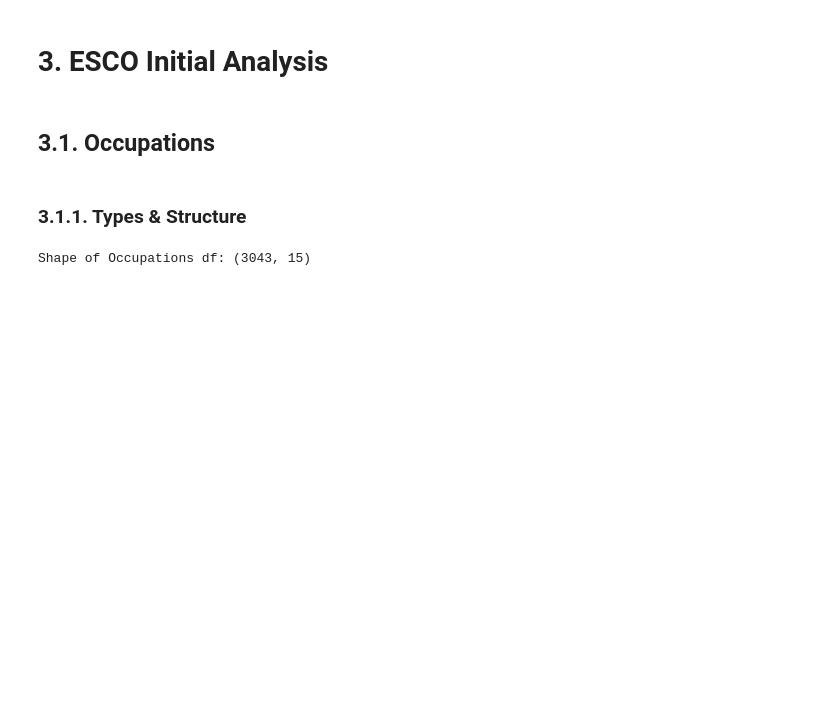
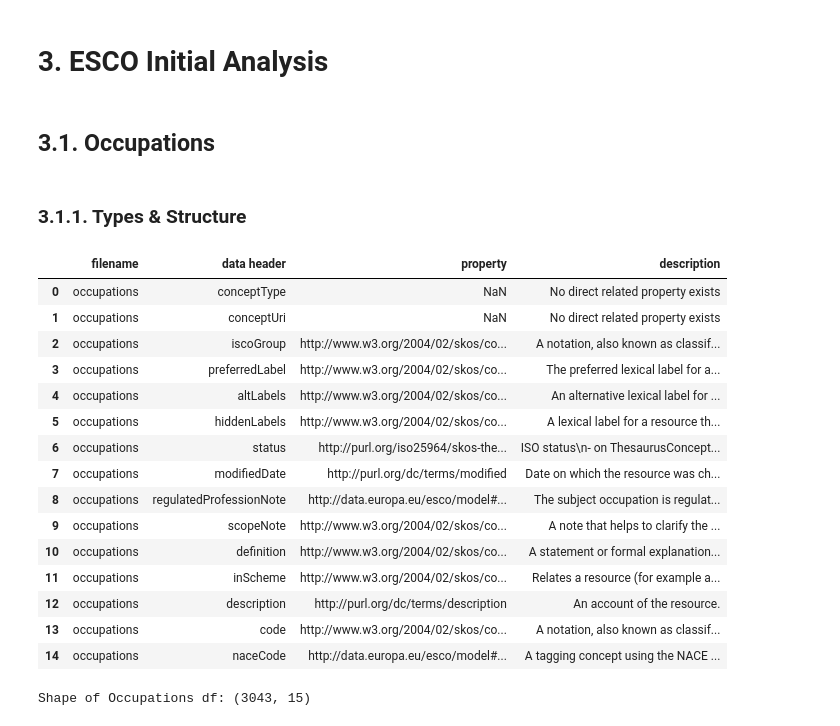
Before and after one commit to 20240693/Thesis-Career-Transitions, a Jupyter notebook: Notebooks/00_build_dataset_jobhop_esco.ipynb, the cells around one changed output. Saved outputs shown, nothing was run; the diff lists cells and outputs as text; code cells hidden in the pictures; blank space fills up the shorter version.

```diff
--- a/Notebooks/00_build_dataset_jobhop_esco.ipynb
+++ b/Notebooks/00_build_dataset_jobhop_esco.ipynb
@@ -32,3 +32,6 @@ from datasets import load_dataset
 # 2. Load Data
 
 </a>
+# %%
+dictionary = pd.read_csv("../Data/ESCO_Files/dictionary_en.csv")
+dictionary.head()
@@ -66,6 +86,25 @@ test_df = test_ds.to_pandas()
 ### 3.1.1. Types & Structure
 
 </a>
+# %%
+dictionary[dictionary["filename"] == "occupations"]
+# %% [output]
+|  | filename | data header | property | description |
+| 0 | occupations | conceptType | NaN | No direct related property exists |
+| 1 | occupations | conceptUri | NaN | No direct related property exists |
+| 2 | occupations | iscoGroup | http://www.w3.org/2004/02/skos/co... | A notation, also known as classif... |
+| 3 | occupations | preferredLabel | http://www.w3.org/2004/02/skos/co... | The preferred lexical label for a... |
+| 4 | occupations | altLabels | http://www.w3.org/2004/02/skos/co... | An alternative lexical label for ... |
+| 5 | occupations | hiddenLabels | http://www.w3.org/2004/02/skos/co... | A lexical label for a resource th... |
+| 6 | occupations | status | http://purl.org/iso25964/skos-the... | ISO status\n- on ThesaurusConcept... |
+| 7 | occupations | modifiedDate | http://purl.org/dc/terms/modified | Date on which the resource was ch... |
+| 8 | occupations | regulatedProfessionNote | http://data.europa.eu/esco/model#... | The subject occupation is regulat... |
+| 9 | occupations | scopeNote | http://www.w3.org/2004/02/skos/co... | A note that helps to clarify the ... |
+| 10 | occupations | definition | http://www.w3.org/2004/02/skos/co... | A statement or formal explanation... |
+| 11 | occupations | inScheme | http://www.w3.org/2004/02/skos/co... | Relates a resource (for example a... |
+| 12 | occupations | description | http://purl.org/dc/terms/description | An account of the resource. |
+| 13 | occupations | code | http://www.w3.org/2004/02/skos/co... | A notation, also known as classif... |
+| 14 | occupations | naceCode | http://data.europa.eu/esco/model#... | A tagging concept using the NACE ... |
 # %%
 print("Shape of Occupations df:", occ.shape)
 occ.head()
```
Also changed, not shown: parts of 54 cells of this notebook.
